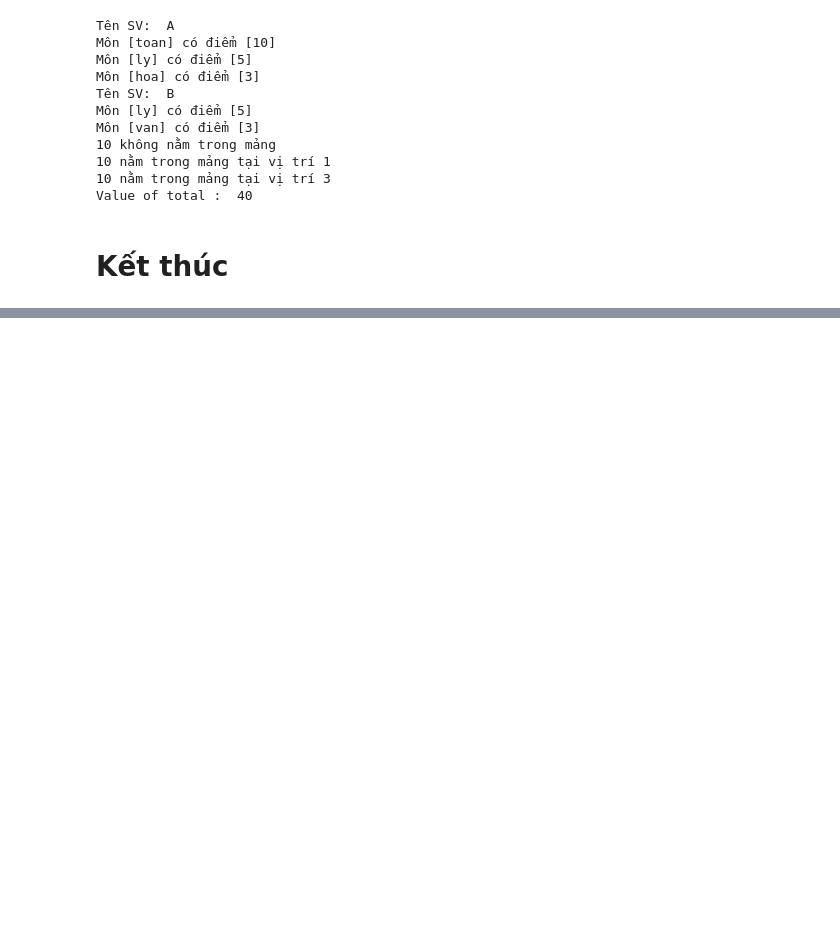
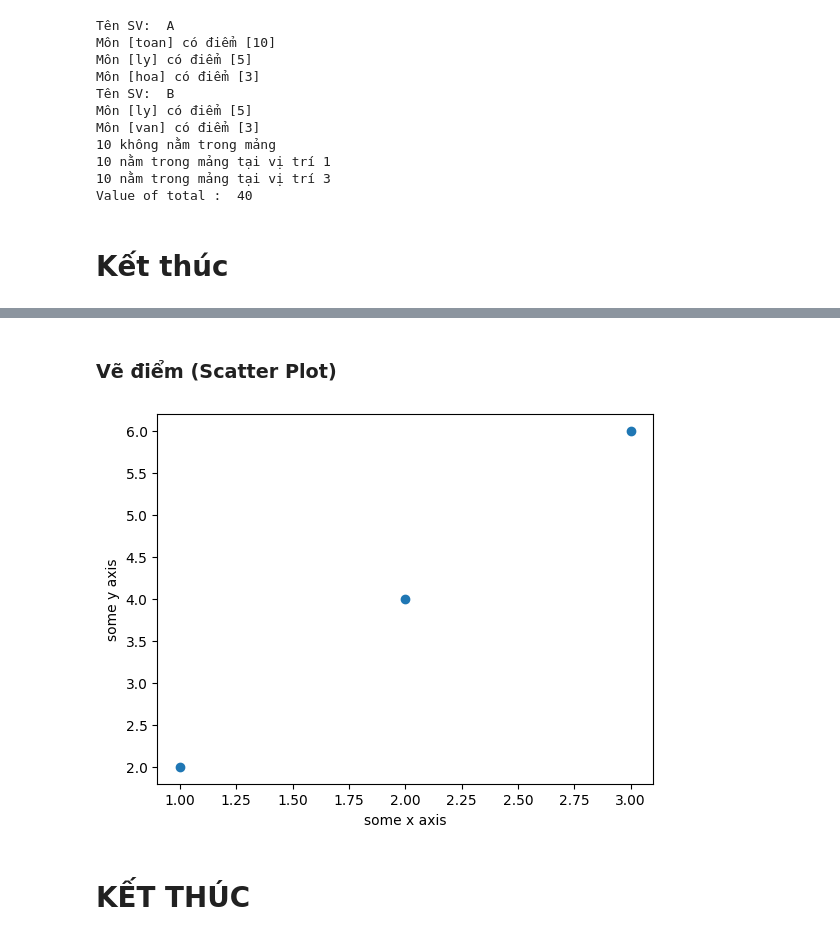
Before and after one commit to ainguyen05/ainguyen05.github.io, a Jupyter notebook: [BT] 02 BaitaplaptrinhPython.ipynb, the cells around one changed output, grey strips where cells are left out. Drawn from its saved outputs; the diff is of its cells as text; code cells hidden in the pictures; blank space fills up the shorter version.

```diff
--- a/[BT] 02 BaitaplaptrinhPython.ipynb
+++ b/[BT] 02 BaitaplaptrinhPython.ipynb
@@ -651,0 +1230,27 @@ Value of total :  40
+# %% [markdown]
+### Vẽ điểm (Scatter Plot)
+# %%
+# basic scatter plot
+import matplotlib.pyplot as plt
+import numpy
+
+# chuẩn bị dữ liệu
+x = numpy.array([1, 2, 3])
+y = numpy.array([2, 4, 6])
+
+# vẽ đồ thị
+plt.scatter(x,y)
+
+# tinh chỉnh đồ thị
+plt.xlabel('some x axis')
+plt.ylabel('some y axis')
+
+# lưu đồ thị
+plt.savefig("scater2d.png")
+
+# hiển thị đồ thị
+plt.show()
+# %% [output]
+[figure, added]
+# %% [markdown]
+# KẾT THÚC
```
Also changed, not shown: parts of 59 cells of this notebook, 2 other files.
